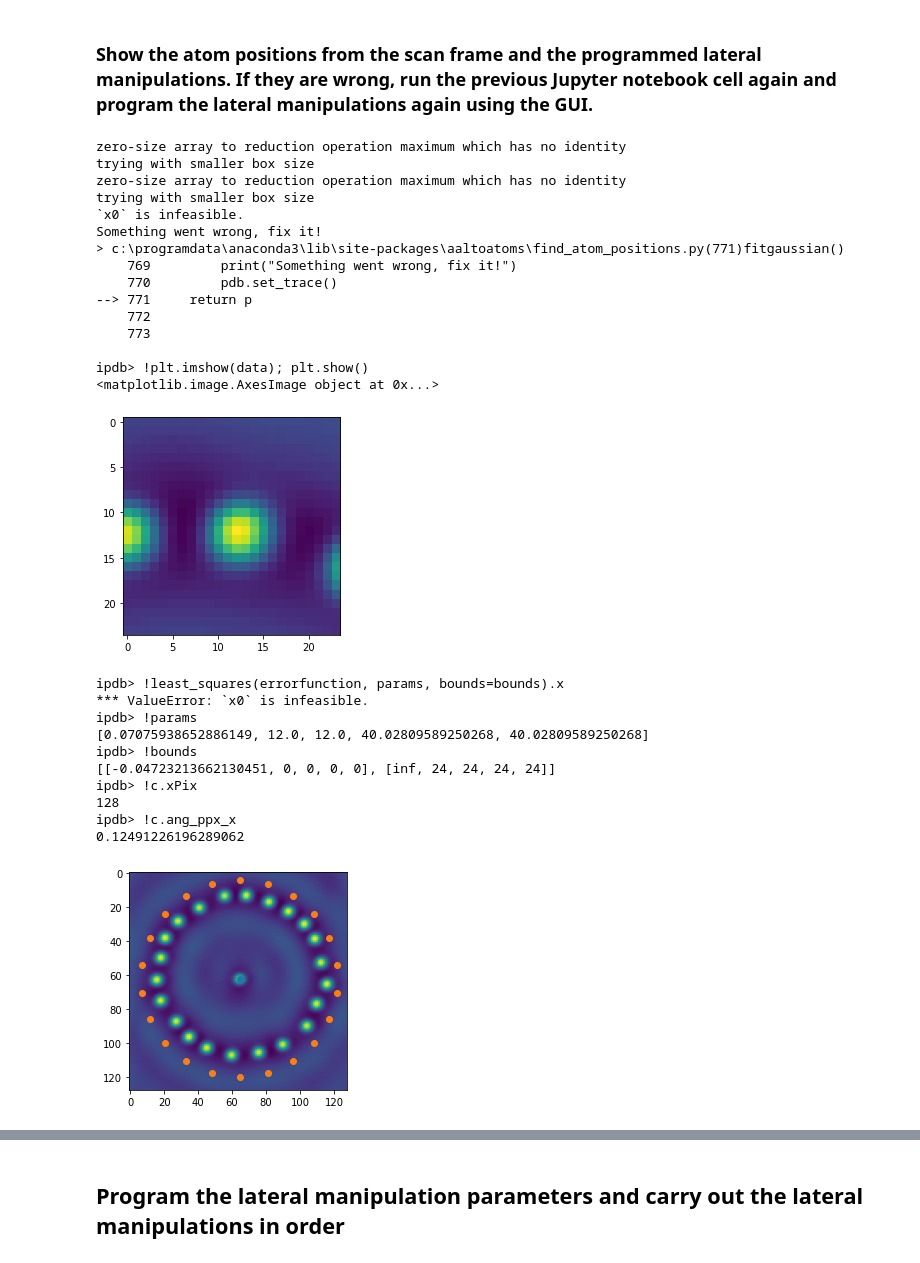
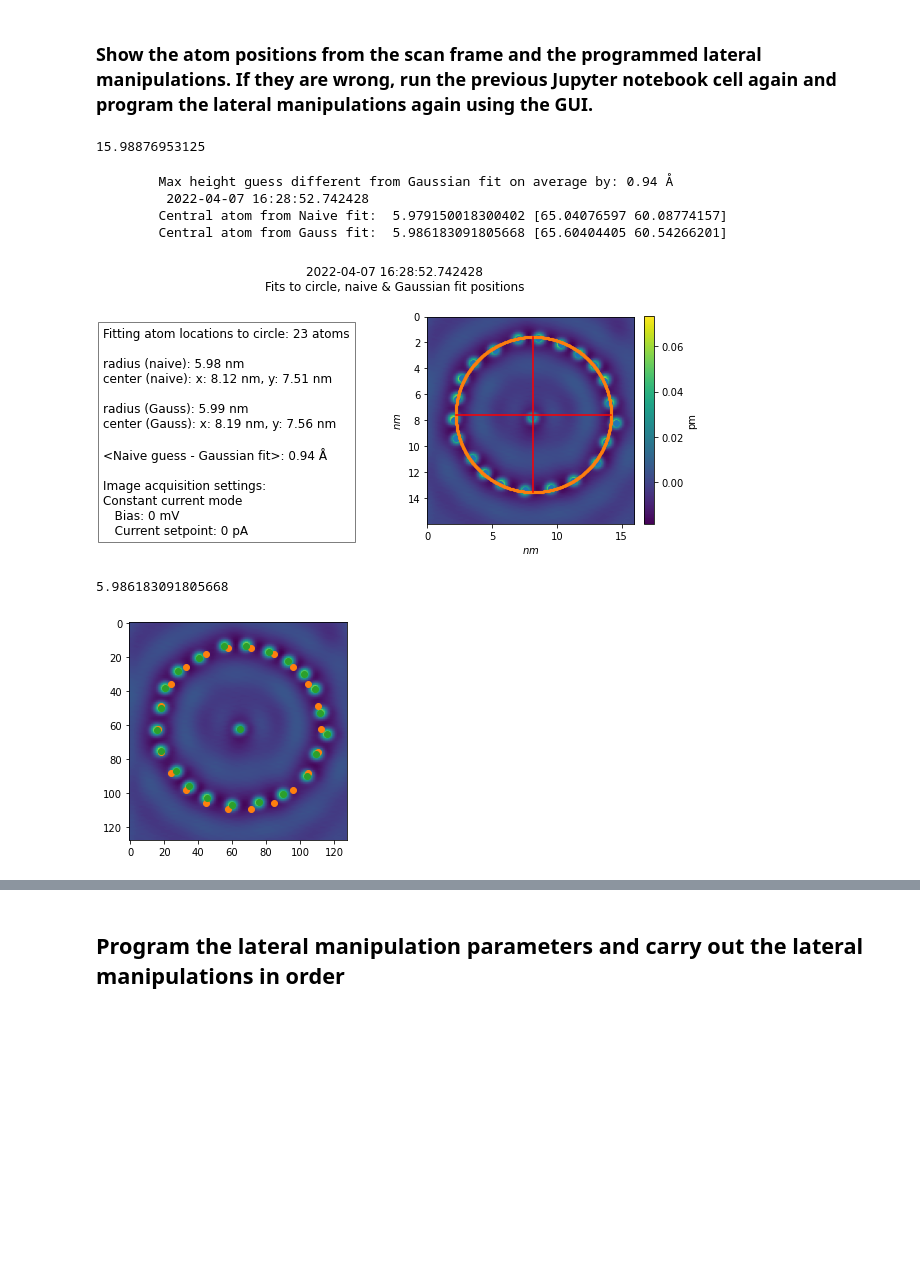
Before and after one commit to abekipnis/Kondo-Aalto, a Jupyter notebook: example_notebooks/GUI2.ipynb, the cells around one changed output, grey strips where cells are left out. Saved outputs shown, nothing was run; the diff lists cells and outputs as text; code cells hidden in the pictures; blank space fills up the shorter version.

```diff
--- a/example_notebooks/GUI2.ipynb
+++ b/example_notebooks/GUI2.ipynb
@@ -86,46 +86,39 @@ succeed to connect
 Textarea(value='[]', description='points:')
 # %% [markdown]
 ### Show the atom positions from the scan frame and the programmed lateral manipulations. If they are wrong, run the previous Jupyter notebook cell again and program the lateral manipulations again using the GUI.
+# %%
+nmx
+# %% [output]
+15.98876953125
 # %%
 %matplotlib inline
 C.occupied = True
-C.get_corral_radius(0.5)
+C.get_corral_radius(1, savefig=False)
 # %% [output]
-zero-size array to reduction operation maximum which has no identity
-trying with smaller box size
-zero-size array to reduction operation maximum which has no identity
-trying with smaller box size
-`x0` is infeasible.
-Something went wrong, fix it!
-> c:\programdata\anaconda3\lib\site-packages\aaltoatoms\find_atom_positions.py(771)fitgaussian()
-    769         print("Something went wrong, fix it!")
-    770         pdb.set_trace()
---> 771     return p
-    772
-    773
-
-ipdb> !plt.imshow(data); plt.show()
-<matplotlib.image.AxesImage object at 0x...>
+        Max height guess different from Gaussian fit on average by: 0.94 Å
+         2022-04-07 16:28:52.742428
+        Central atom from Naive fit:  5.979150018300402 [65.04076597 60.08774157]
+        Central atom from Gauss fit:  5.986183091805668 [65.60404405 60.54266201]
-[figure, old version]
+[figure, new version]
-ipdb> !least_squares(errorfunction, params, bounds=bounds).x
-*** ValueError: `x0` is infeasible.
-ipdb> !params
-[0.07075938652886149, 12.0, 12.0, 40.02809589250268, 40.02809589250268]
-ipdb> !bounds
-[[-0.04723213662130451, 0, 0, 0, 0], [inf, 24, 24, 24, 24]]
-ipdb> !c.xPix
-128
-ipdb> !c.ang_ppx_x
-0.12491226196289062
+5.986183091805668
 # %%
 %matplotlib inline
+
+n_wall_atoms = len(C.centroids) - 1
 center = C.get_central_atom(C.centroids)
+
+radius = 6
+perfect_circle = np.array([[radius*np.cos(t), radius*np.sin(t)] for t in np.arange(0, 2*np.pi, 2*np.pi/n_wall_atoms)])
+perfect_circle = list(map(C.nm_to_pix, perfect_circle))
+perfect_circle += np.array(center)
+
 plt.imshow(C.im);
 plt.scatter(*center)
-plt.scatter(*(perfect_circle+np.array(center)).T)
+plt.scatter(*(np.array(perfect_circle).T))
+plt.scatter(*np.array(C.centroids).T)
 plt.show()
 # %% [output]
-[figure, old version]
+[figure, new version]
 # %%
 %matplotlib inline
 assert(len(selected)==len(C.centroids))
```
Also changed, not shown: parts of 1 cell of this notebook, 1 other file.
